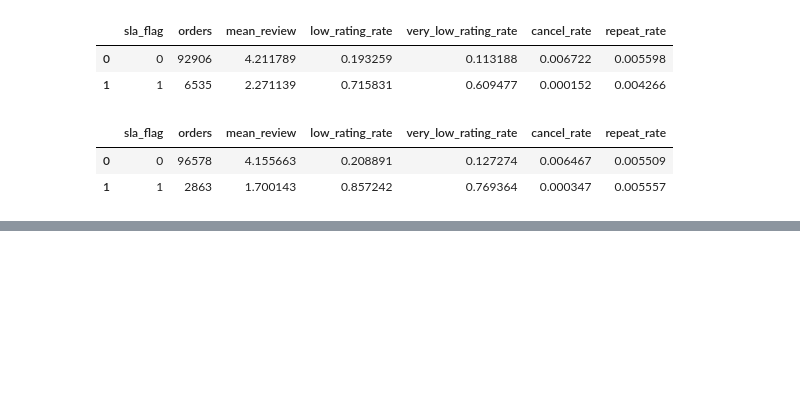
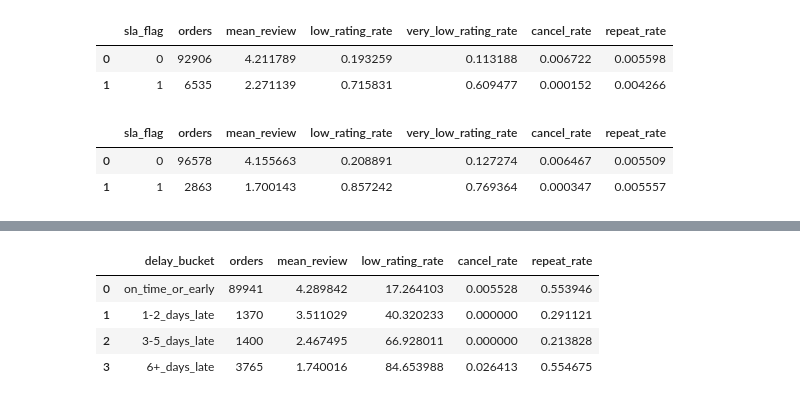
Before and after one commit to andrewyang0620/Marketplace-Sla-Risk-Analysis, a Jupyter notebook: notebooks/02_customer_impact.ipynb, the cells around one changed output, grey strips where cells are left out. Saved outputs shown, nothing was run; the diff lists cells and outputs as text; code cells hidden in the pictures; blank space fills up the shorter version.

Commit message:
dose_response added

```diff
--- a/notebooks/02_customer_impact.ipynb
+++ b/notebooks/02_customer_impact.ipynb
@@ -231,0 +249,14 @@ bars = base.mark_bar().encode(
+# %%
+# Convert rates to percentages for human-readable tables
+dose_summary = summarize_cx_by_delay_bucket(panel)
+dose_display = dose_summary.copy()
+for col in ["low_rating_rate", "cancel_rate", "repeat_rate"]:
+    dose_display[col] = dose_display[col] * 100.0
+
+dose_display
+# %% [output]
+|  | delay_bucket | orders | mean_review | low_rating_rate | cancel_rate | repeat_rate |
+| 0 | on_time_or_early | 89941 | 4.289842 | 17.264103 | 0.005528 | 0.553946 |
+| 1 | 1-2_days_late | 1370 | 3.511029 | 40.320233 | 0.000000 | 0.291121 |
+| 2 | 3-5_days_late | 1400 | 2.467495 | 66.928011 | 0.000000 | 0.213828 |
+| 3 | 6+_days_late | 3765 | 1.740016 | 84.653988 | 0.026413 | 0.554675 |
```
Also changed, not shown: parts of 5 cells of this notebook, 1 other file.
